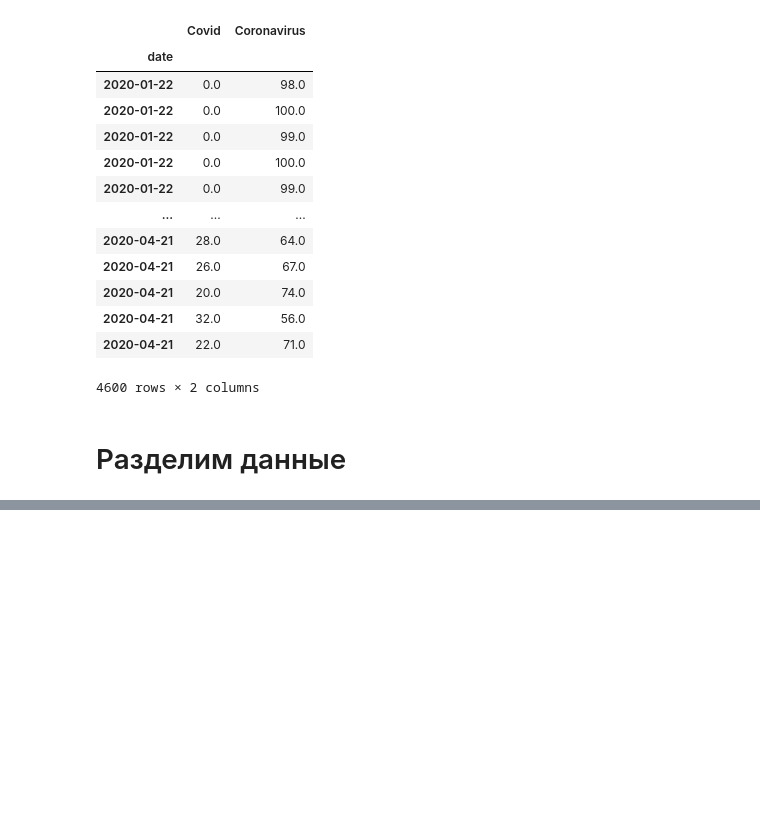
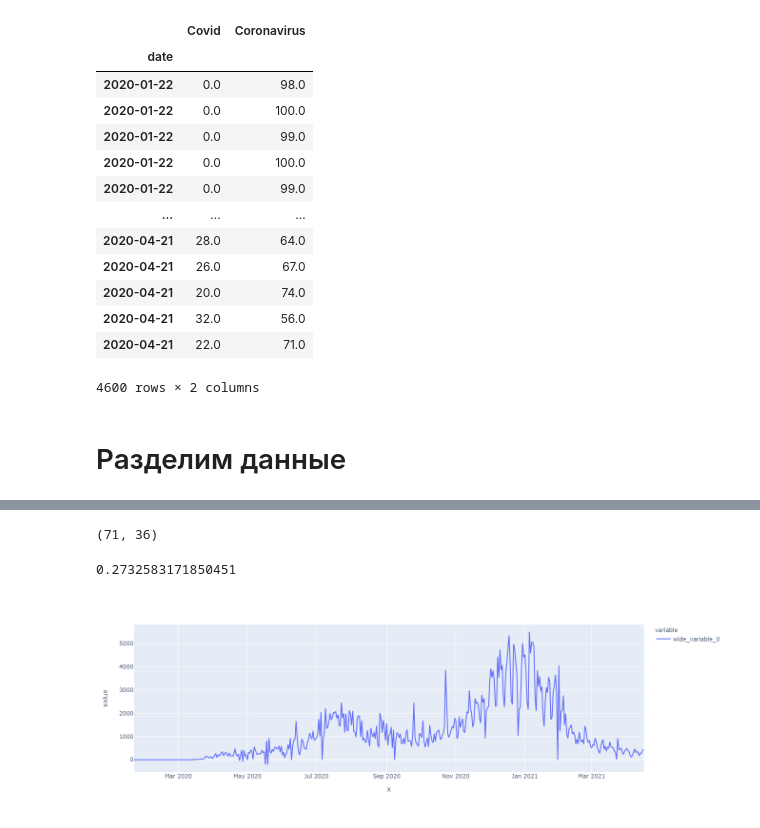
Before and after one commit to ed-pisarchuk/COVID-19-hakaton, a Jupyter notebook: fls_covid_mvp_baseline.ipynb, the cells around one changed output, grey strips where cells are left out. Drawn from its saved outputs; the diff is of its cells as text; code cells hidden in the pictures; blank space fills up the shorter version.

```diff
--- a/fls_covid_mvp_baseline.ipynb
+++ b/fls_covid_mvp_baseline.ipynb
@@ -176,0 +243,12 @@ test_df = df[:point_sel]
+# %%
+test_norm[20:, 1:].shape
+# %% [output]
+(71, 36)
+# %%
+reg.score(test_norm[20:, 1:], test_norm[20:, :1])
+# %% [output]
+0.2732583171850451
+# %%
+px.line(x=df[df.state=='Alabama'].date, y=[df[df.state=='Alabama'].new_case])
+# %% [output]
+[figure, added]
```
Also changed, not shown: parts of 17 cells of this notebook.
